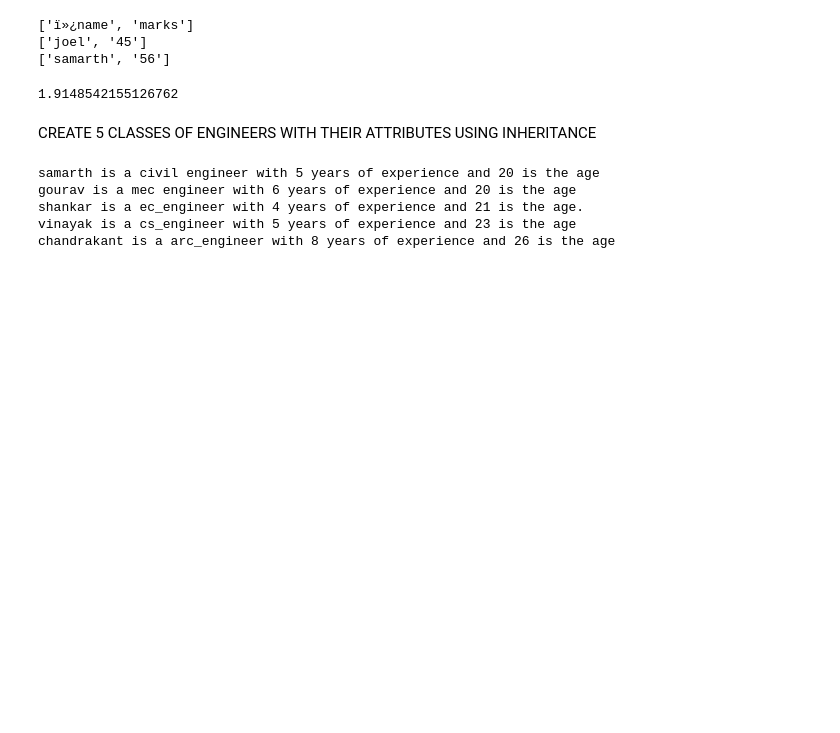
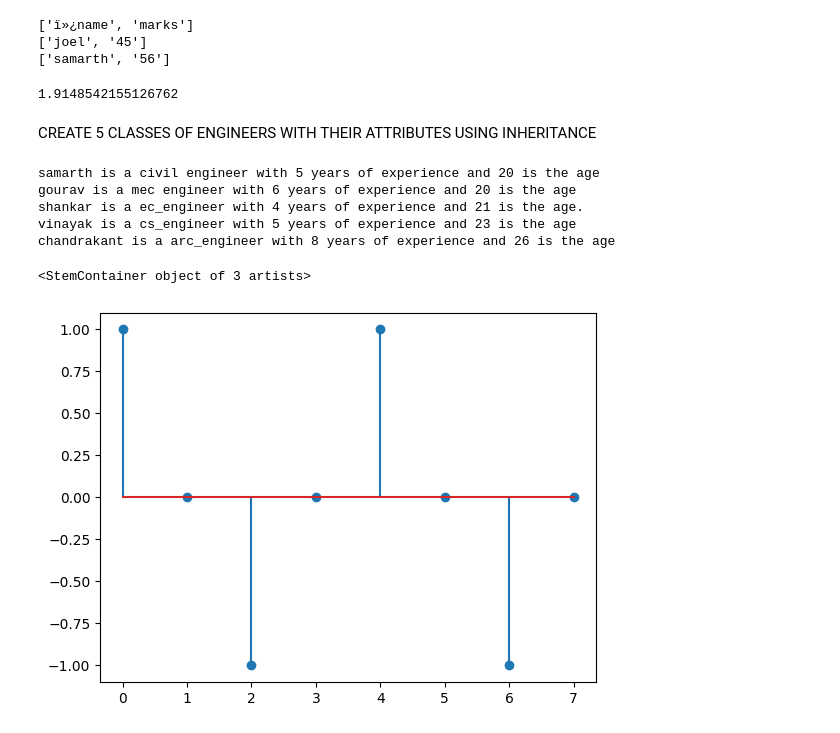
Before and after one commit to Samarthpkori/PY.-BOOK, a Jupyter notebook: BASIC.IPYNB, the cells around one changed output. Drawn from its saved outputs; the diff is of its cells as text; code cells hidden in the pictures; blank space fills up the shorter version.

```diff
--- a/BASIC.IPYNB
+++ b/BASIC.IPYNB
@@ -511,3 +511,22 @@ gourav is a mec engineer with 6 years of experience and 20 is the age
 shankar is a ec_engineer with 4 years of experience and 21 is the age.
 vinayak is a cs_engineer with 5 years of experience and 23 is the age
 chandrakant is a arc_engineer with 8 years of experience and 26 is the age
+# %%
+import numpy as np
+import scipy as sp
+import matplotlib.pyplot as plt
+
+%matplotlib inline
+
+# In [2]:
+# A toy example shows how a sequence of samples from
+# a time domain is mapped into a frequency domain using
+# a Discrete Fourier Transformation.
+
+k = np.arange(0,8)
+x = np.cos(2*k*np.pi/4)
+
+plt.stem(k, x, use_line_collection=True)
+# %% [output]
+<StemContainer object of 3 artists>
+[figure, added]
```
